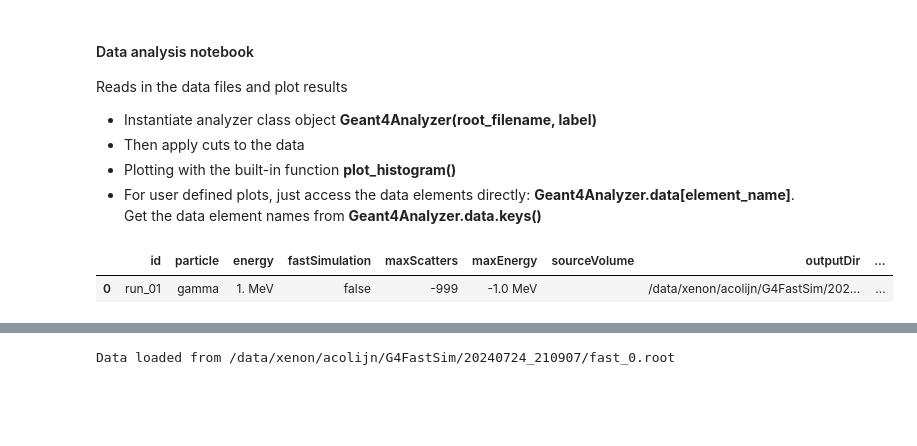
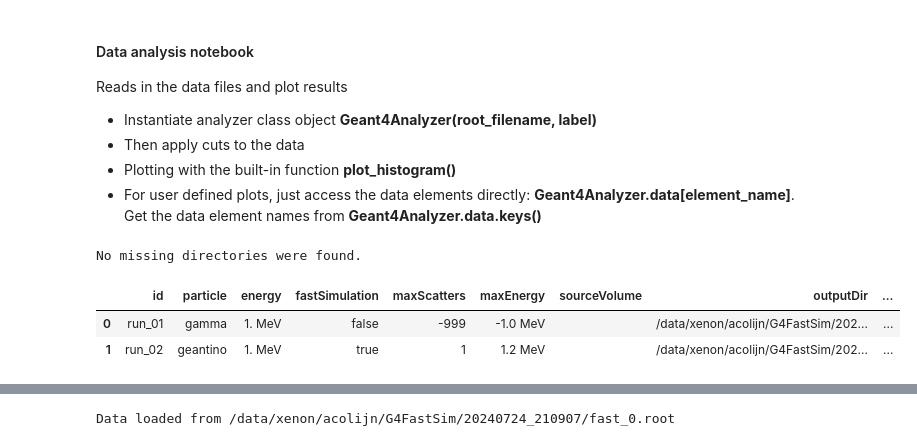
Before and after one commit to acolijn/G4FastSim, a Jupyter notebook: analysis/analysis.ipynb, the cells around one changed output, grey strips where cells are left out. Cells and saved outputs as stored; diff of their text form; code cells hidden in the pictures; blank space fills up the shorter version.

```diff
--- a/analysis/analysis.ipynb
+++ b/analysis/analysis.ipynb
@@ -13,10 +13,12 @@ from Geant4Analyzer import Geant4Analyzer
 import matplotlib.pyplot as plt
 import numpy as np
 # %%
-manager = RunManager("../scripts/config.json")
+manager = RunManager("../run/rundb.json")
 display(manager.display_all_runs(include_deleted=False))
 # %% [output]
+No missing directories were found.
 |  | id | particle | energy | fastSimulation | maxScatters | maxEnergy | sourceVolume | outputDir | ... |
 | 0 | run_01 | gamma | 1. MeV | false | -999 | -1.0 MeV |  | /data/xenon/acolijn/G4FastSim/202... | ... |
+| 1 | run_02 | geantino | 1. MeV | true | 1 | 1.2 MeV |  | /data/xenon/acolijn/G4FastSim/202... | ... |
 # %%
 # cut on the global event variables
```
Also changed, not shown: parts of 13 cells of this notebook, 7 other files.
